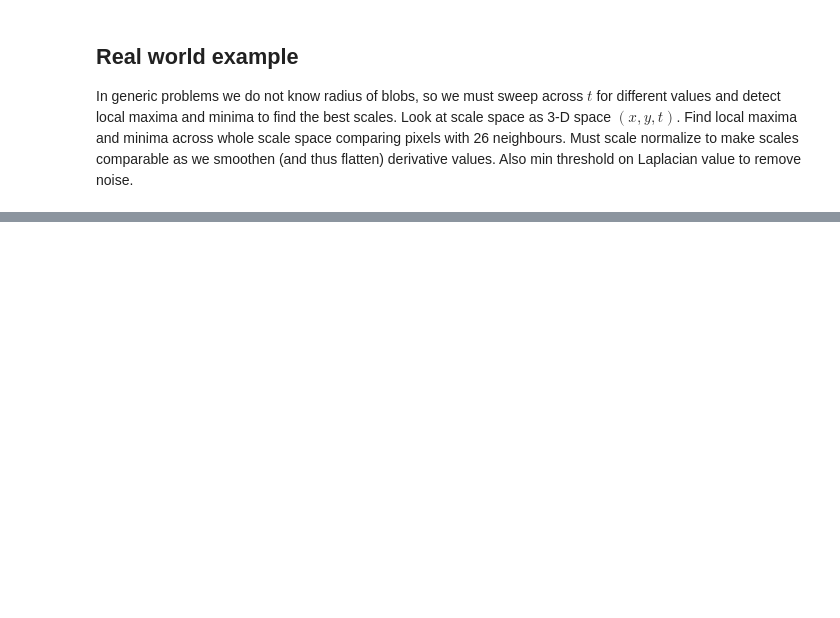
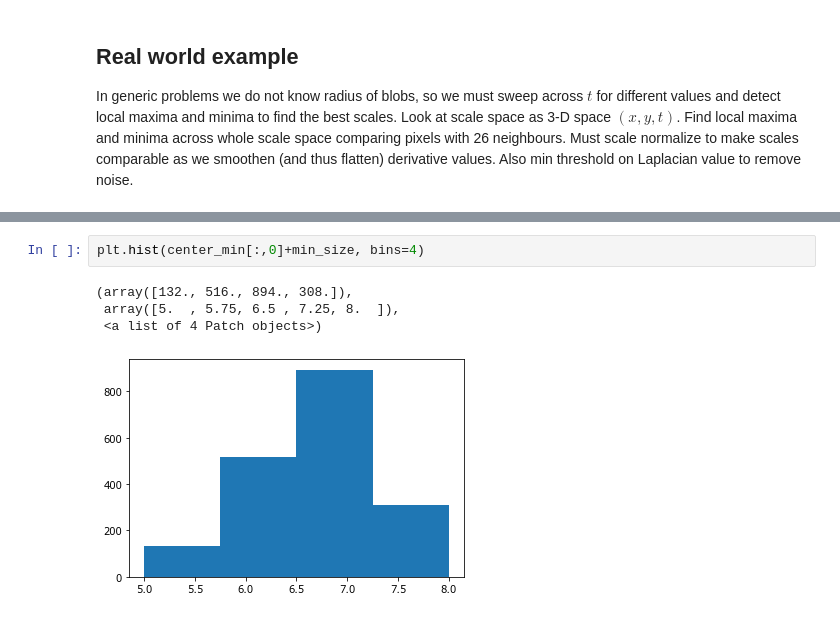
Before and after one commit to MJordahn/AIA_Spring_2020, a Jupyter notebook: Exam/Week 2/Exam notebook week 2.ipynb, the cells around one changed output, grey strips where cells are left out. Cells and saved outputs as stored; diff of their text form; blank space fills up the shorter version.

```diff
--- a/Exam/Week 2/Exam notebook week 2.ipynb
+++ b/Exam/Week 2/Exam notebook week 2.ipynb
@@ -235,0 +255,7 @@ fig.tight_layout()
+# %%
+plt.hist(center_min[:,0]+min_size, bins=4)
+# %% [output]
+(array([132., 516., 894., 308.]),
+ array([5.  , 5.75, 6.5 , 7.25, 8.  ]),
+ <a list of 4 Patch objects>)
+[figure, added]
```
Also changed, not shown: parts of 9 cells of this notebook, 1 other file.
